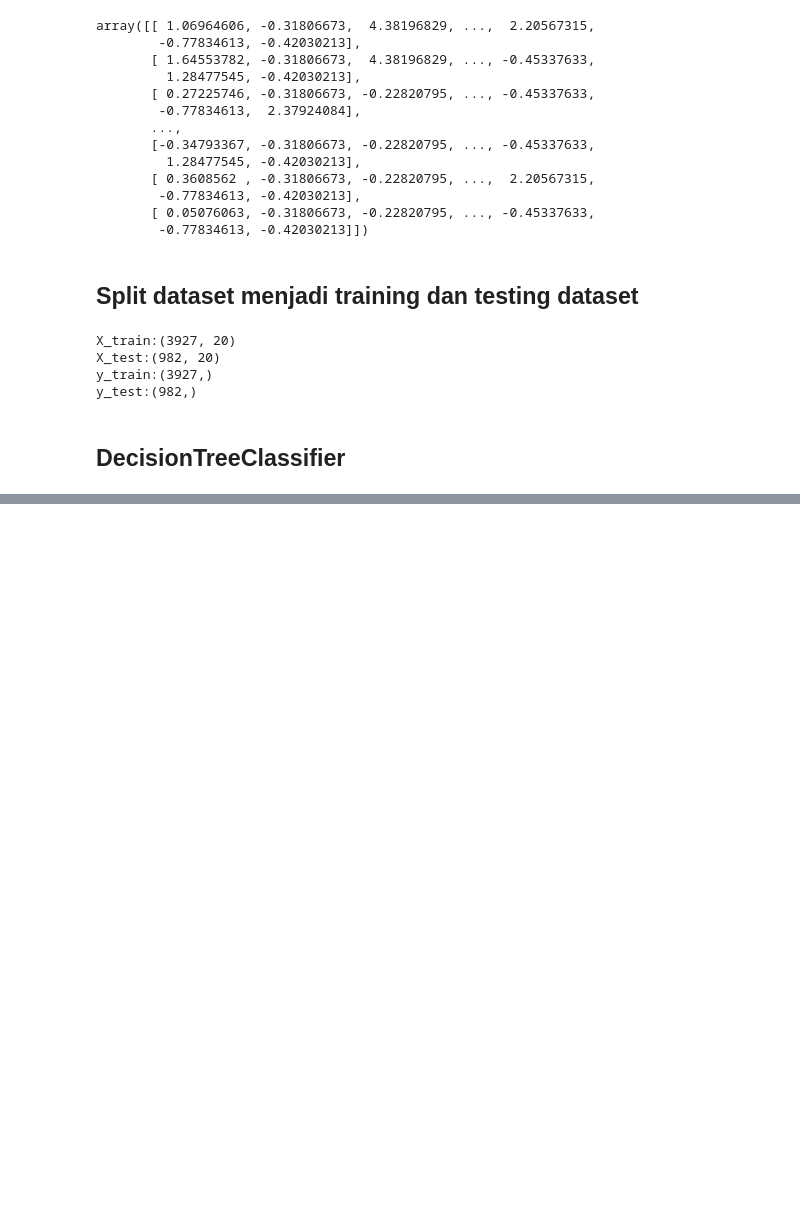
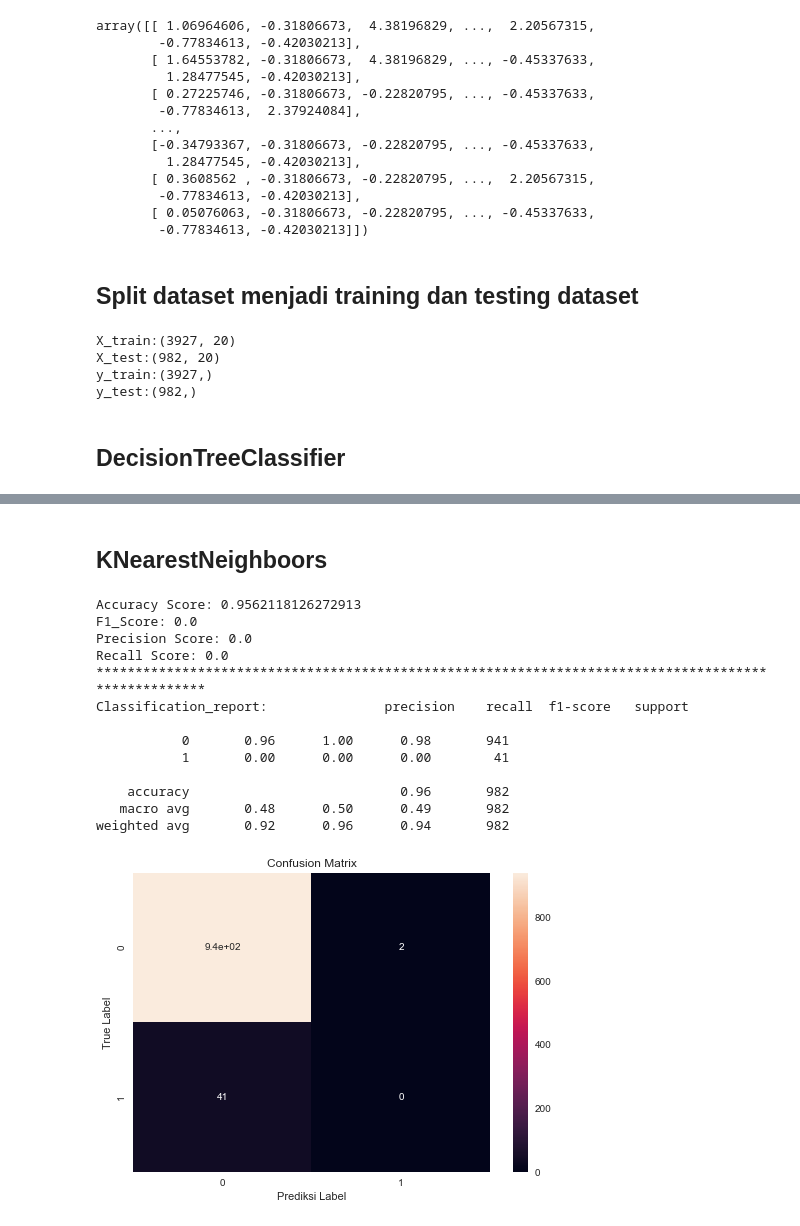
Before and after one commit to AgungYogaSetiawan/Kumpulan-Latihan-Data-Science, a Jupyter notebook: Latihan Data Science/Stroke Prediction.ipynb, the cells around one changed output, grey strips where cells are left out. Drawn from its saved outputs; the diff is of its cells as text; code cells hidden in the pictures; blank space fills up the shorter version.

```diff
--- a/Latihan Data Science/Stroke Prediction.ipynb
+++ b/Latihan Data Science/Stroke Prediction.ipynb
@@ -493,0 +597,32 @@ y_test:(982,)
+# %% [markdown]
+## KNearestNeighboors
+# %%
+model_knn = KNeighborsClassifier()
+model_knn.fit(X_train,y_train)
+y_pred = model_knn.predict(X_test)
+print(f'Accuracy Score: {accuracy_score(y_test,y_pred)}')
+print(f'F1_Score: {f1_score(y_test,y_pred,average="binary")}')
+print(f'Precision Score: {precision_score(y_test,y_pred)}')
+print(f'Recall Score: {recall_score(y_test,y_pred)}')
+print("*"*100)
+print(f'Classification_report: {classification_report(y_test,y_pred)}')
+sns.heatmap(confusion_matrix(y_test,y_pred),annot=True)
+plt.xlabel('Prediksi Label')
+plt.ylabel('True Label')
+plt.title('Confusion Matrix')
+plt.show()
+# %% [output]
+Accuracy Score: 0.9562118126272913
+F1_Score: 0.0
+Precision Score: 0.0
+Recall Score: 0.0
+****************************************************************************************************
+Classification_report:               precision    recall  f1-score   support
+
+           0       0.96      1.00      0.98       941
+           1       0.00      0.00      0.00        41
+
+    accuracy                           0.96       982
+   macro avg       0.48      0.50      0.49       982
+weighted avg       0.92      0.96      0.94       982
+[figure, added]
```
Also changed, not shown: parts of 13 cells of this notebook.
